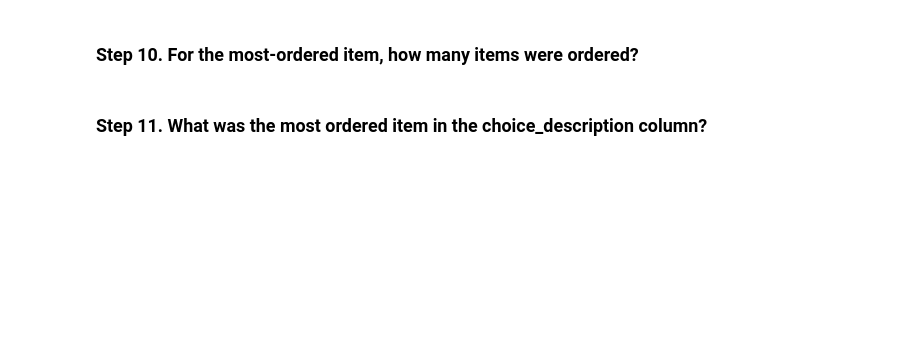
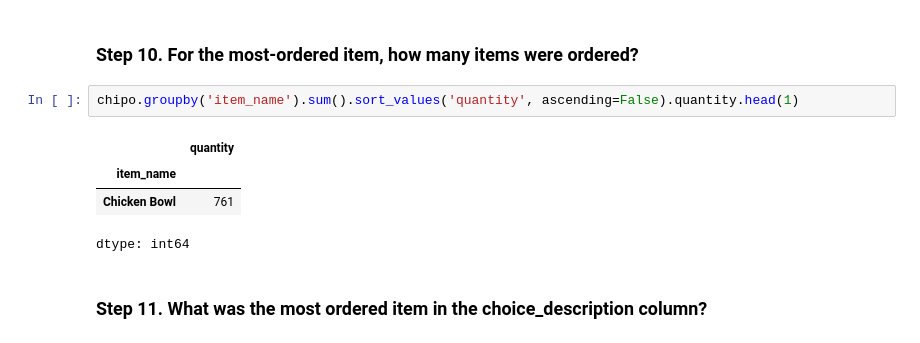
Before and after one commit to anishjoni/pandas_exercises, a Jupyter notebook: 01_Getting_&_Knowing_Your_Data/Chipotle/Exercises.ipynb, the cells around one changed output. Drawn from its saved outputs; the diff is of its cells as text; blank space fills up the shorter version.

```diff
--- a/01_Getting_&_Knowing_Your_Data/Chipotle/Exercises.ipynb
+++ b/01_Getting_&_Knowing_Your_Data/Chipotle/Exercises.ipynb
@@ -30,4 +84,11 @@ Special thanks to: https://github.com/justmarkham for sharing the dataset and ma
 # %% [markdown]
 ### Step 10. For the most-ordered item, how many items were ordered?
+# %%
+chipo.groupby('item_name').sum().sort_values('quantity', ascending=False).quantity.head(1)
+# %% [output]
+|  | quantity |
+| item_name |  |
+| Chicken Bowl | 761 |
+dtype: int64
 # %% [markdown]
 ### Step 11. What was the most ordered item in the choice_description column?
```
Also changed, not shown: parts of 19 cells of this notebook.
